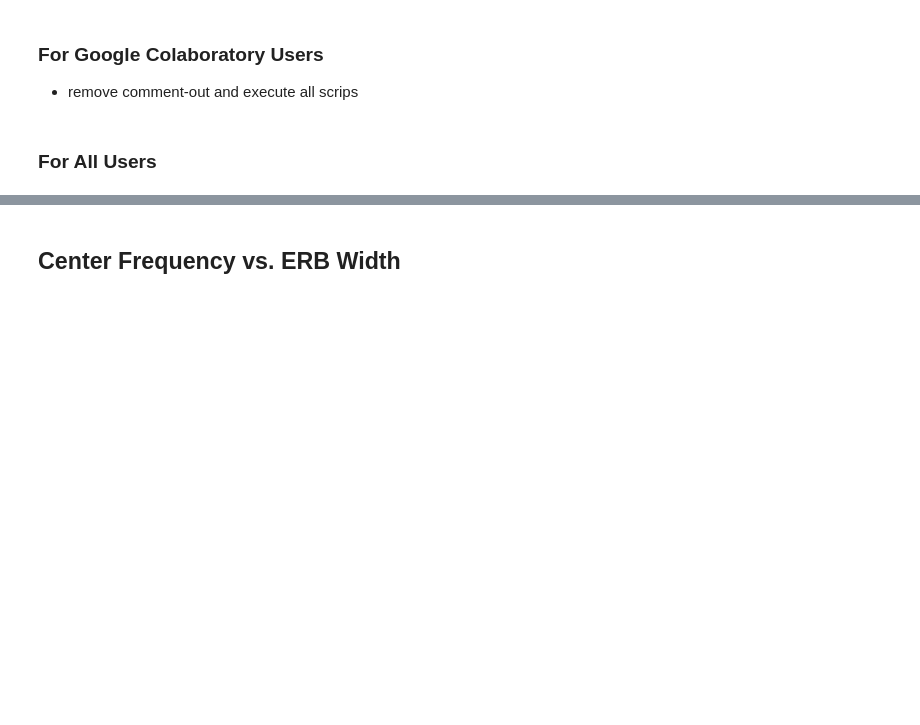
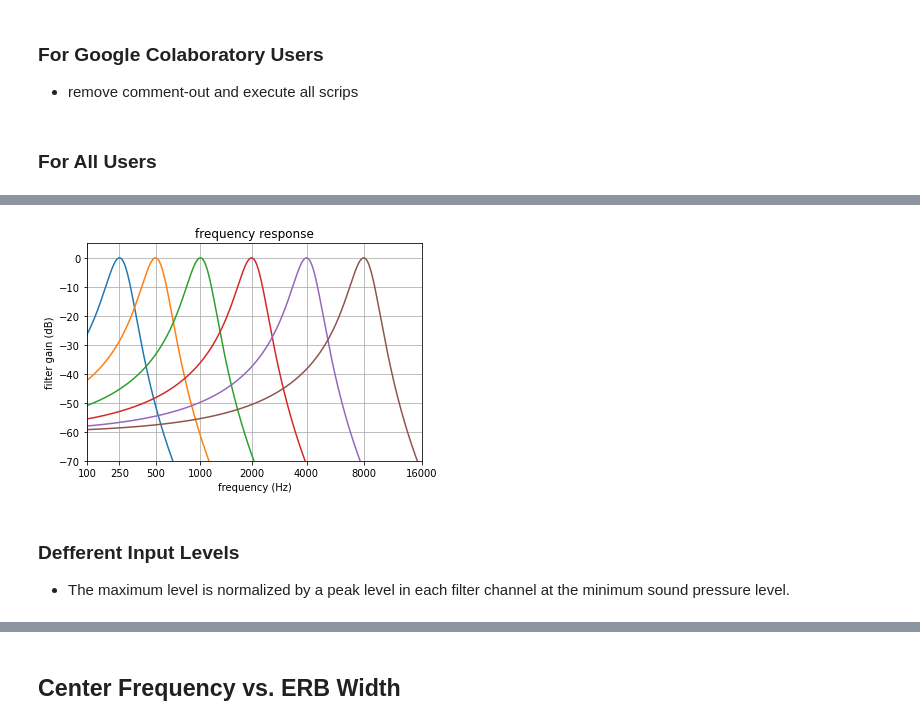
Before and after one commit to kyama0321/gammachirpy, a Jupyter notebook: gcfb_v211/demo_gammachirp.ipynb, the cells around one changed output, grey strips where cells are left out. Drawn from its saved outputs; the diff is of its cells as text; code cells hidden in the pictures; blank space fills up the shorter version.

```diff
--- a/gcfb_v211/demo_gammachirp.ipynb
+++ b/gcfb_v211/demo_gammachirp.ipynb
@@ -70,27 +72,32 @@ erb_n_xtick, _ = utils.freq2erb(fp_xtick)
 # %%
 fig, ax = plt.subplots()
 
-for cnt, fp in enumerate(fp_list):
+for ifp, fp in enumerate(fp_list):
     # calculate frequency renponse
     fr1, _ = gcfb.fp2_to_fr1(n, b1, c1, b2, c2, frat, fp)
     cgc_resp = gcfb.cmprs_gc_frsp(fr1, fs, n, b1, c1, frat, b2, c2, n_rsl)
     cgc_frsp = cgc_resp.cgc_frsp
 
     # convert level and frequency scale to plot
     cgc_frsp_db = 20 * np.log10(cgc_frsp/np.max(cgc_frsp))
     freq = np.array(cgc_resp.freq)
     erb_num, _ = utils.freq2erb(freq)
 
-    # plot frequency renponse of each filter channel
-    plt.plot(erb_num[0, :], cgc_frsp_db[0, :], color=cmap(cnt))
+    # plot frequency renponse of each filter
+    plt.plot(erb_num[0, :], cgc_frsp_db[0, :], color=cmap(ifp))
     ax.set_xlim([erb_n_xtick[0], erb_n_xtick[-1]])
     ax.set_ylim([-70, 5])
     ax.set_xticks(erb_n_xtick)
     ax.set_xticklabels(fp_xtick)
     ax.set_xlabel("frequency (Hz)")
     ax.set_ylabel("filter gain (dB)")
     plt.title("frequency response")
 
 plt.grid()
 
 plt.show()
+# %% [output]
+[figure, added]
+# %% [markdown]
+### Defferent Input Levels
+- The maximum level is normalized by a peak level in each filter channel at the minimum sound pressure level.
```
Also changed, not shown: parts of 13 cells of this notebook.
